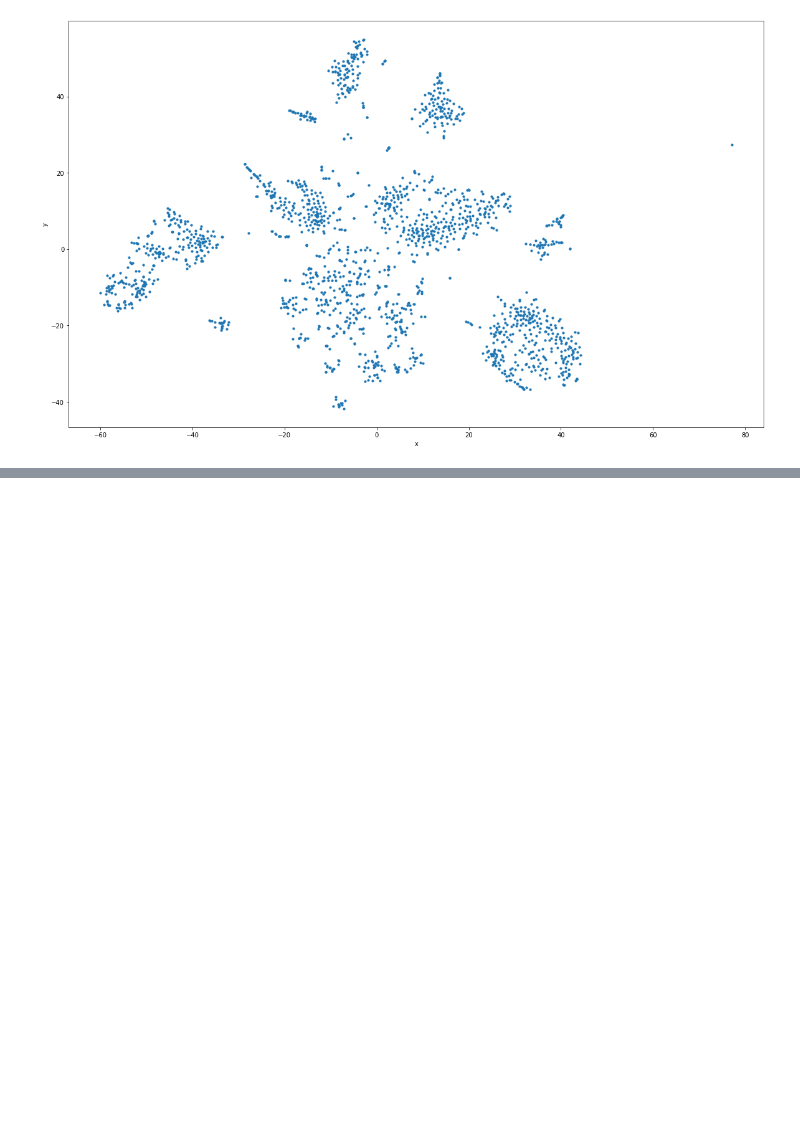
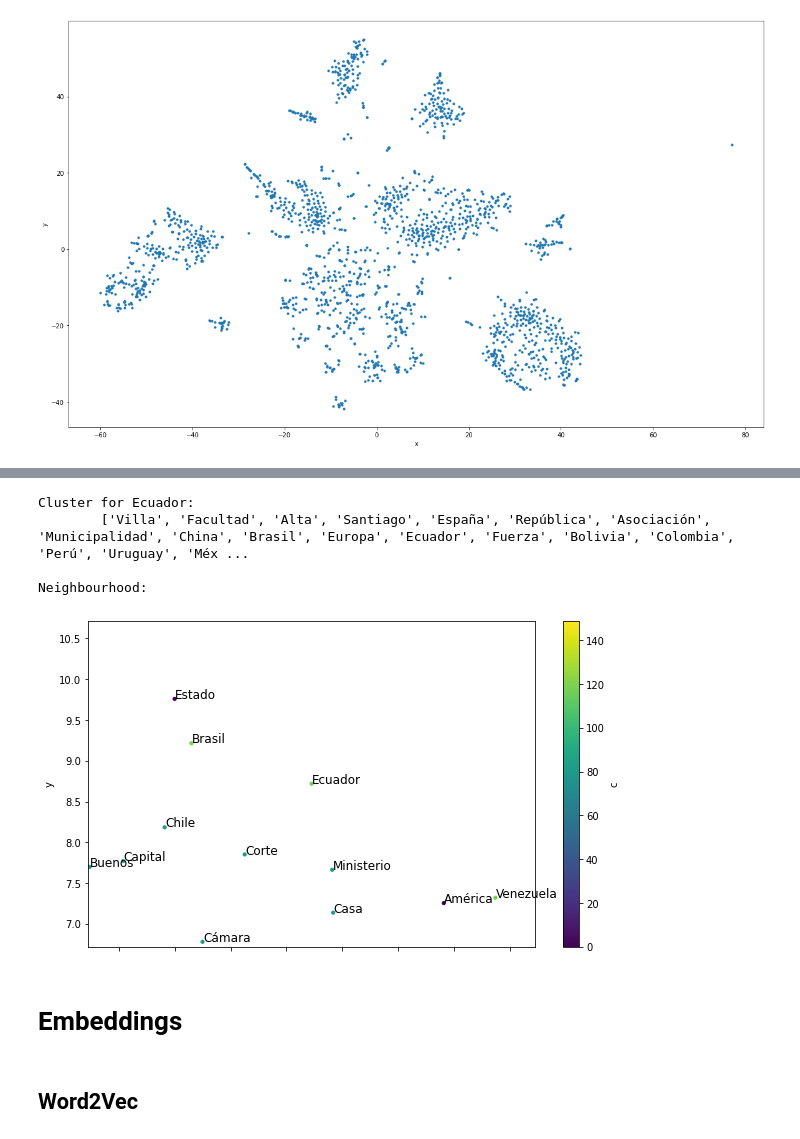
Before and after one commit to guidoivetta/clustering-TM-2021, a Jupyter notebook: Clustering_TM.ipynb, the cells around one changed output, grey strips where cells are left out. Cells and saved outputs as stored; diff of their text form; code cells hidden in the pictures; blank space fills up the shorter version.

```diff
--- a/Clustering_TM.ipynb
+++ b/Clustering_TM.ipynb
@@ -198,3 +265,15 @@ print(printer)
+# %%
+show_neighbourhood('Ecuador', radius=2)
+# %% [output]
+Cluster for Ecuador:
+        ['Villa', 'Facultad', 'Alta', 'Santiago', 'España', 'República', 'Asociación', 'Municipalidad', 'China', 'Brasil', 'Europa', 'Ecuador', 'Fuerza', 'Bolivia', 'Colombia', 'Perú', 'Uruguay', 'Méx ...
+
+Neighbourhood:
+[figure, added]
+# %% [markdown]
+# Embeddings
+# %% [markdown]
+## Word2Vec
 # %%
 from gensim.models import Word2Vec
 
```
Also changed, not shown: parts of 31 cells of this notebook.
